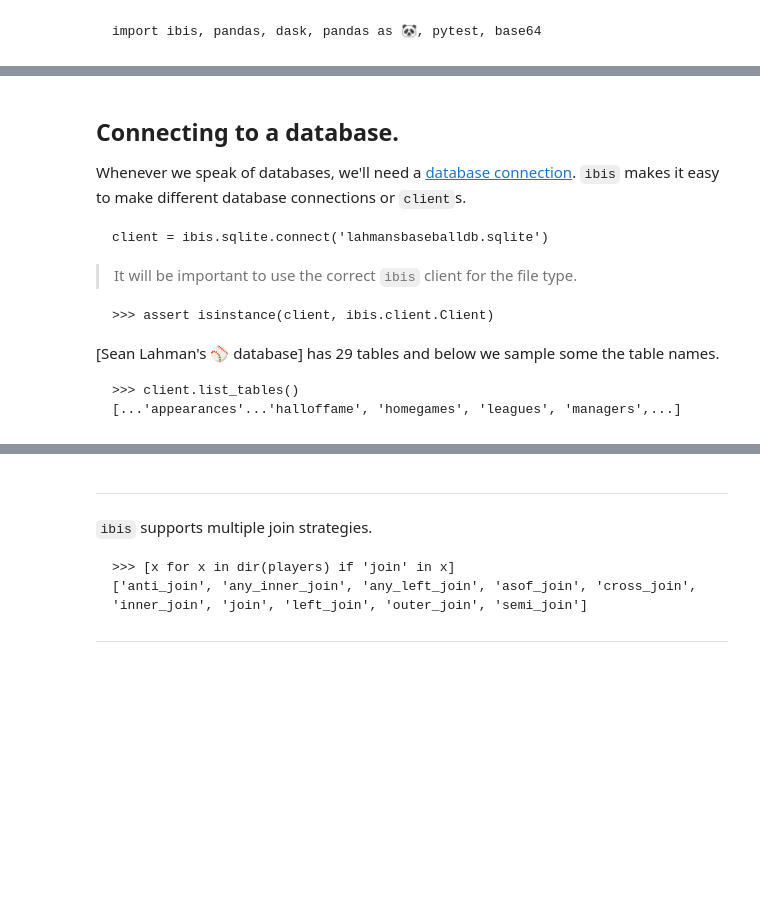
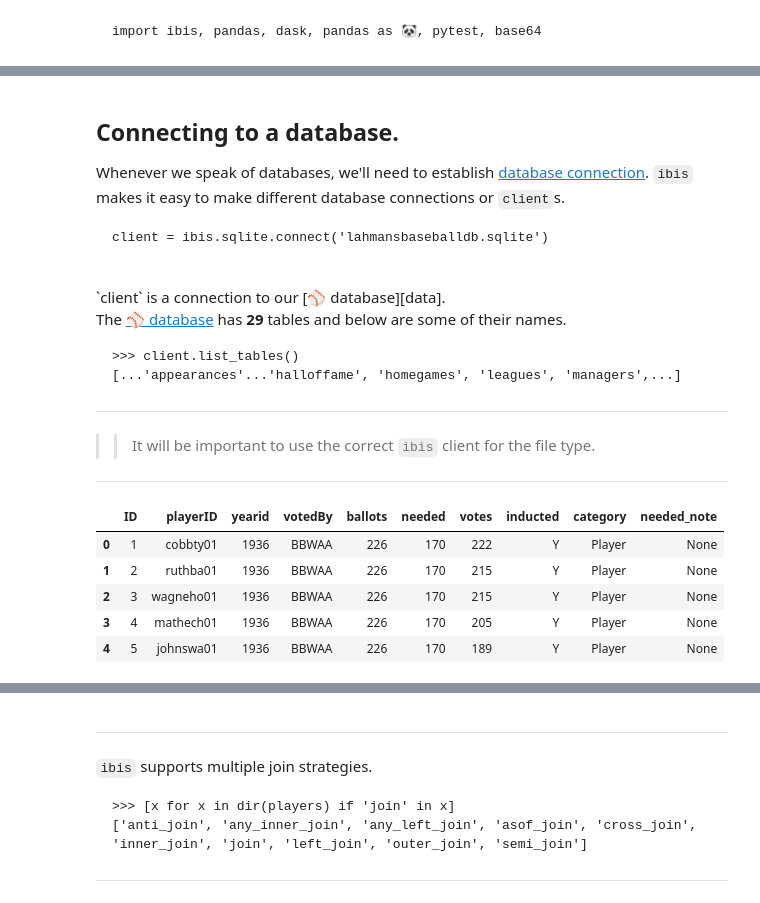
Before and after one commit to Quansight/ibis-posts, a Jupyter notebook: ibis_posts/01.md.ipynb, the cells around one changed output, grey strips where cells are left out. Drawn from its saved outputs; the diff is of its cells as text; code cells hidden in the pictures; blank space fills up the shorter version.

```diff
--- a/ibis_posts/01.md.ipynb
+++ b/ibis_posts/01.md.ipynb
@@ -95,62 +155,88 @@ use SQLite [Sean Lahman's ⚾️ database](http://www.seanlahman.com/baseball-ar
 # %%
 ## Connecting to a database.
 
-Whenever we speak of databases, we'll need a [database connection]. `ibis` makes it easy to make different database connections or `client`s.
+Whenever we speak of databases, we'll need to establish [database connection].
+`ibis` makes it easy to make different database connections or `client`s.
 
     client = ibis.sqlite.connect('lahmansbaseballdb.sqlite')
 
-> It will be important to use the correct `ibis` client for the file type.
+<br/>
+`client` is a connection to our [⚾️ database][data].
 
-    >>> assert isinstance(client, ibis.client.Client)
 
-[Sean Lahman's ⚾️ database] has {{client.list_tables().__len__()}} tables and below we sample some the table names.
+The [⚾️ database][data] has __{{client.list_tables().__len__()}}__ tables and below are some of their names.
 
     >>> client.list_tables()
     [...'appearances'...'halloffame', 'homegames', 'leagues', 'managers',...]
 
 [database connection]: https://en.wikipedia.org/wiki/Database_connection
+[data]: http://www.seanlahman.com/baseball-archive/statistics/
+
+
+---
+
+>> It will be important to use the correct `ibis` client for the file type.
+
+---
 # %% [output]
 ## Connecting to a database.
 
-Whenever we speak of databases, we'll need a [database connection]. `ibis` makes it easy to make different database connections or `client`s.
+Whenever we speak of databases, we'll need to establish [database connection].
+`ibis` makes it easy to make different database connections or `client`s.
 
     client = ibis.sqlite.connect('lahmansbaseballdb.sqlite')
 
-> It will be important to use the correct `ibis` client for the file type.
+<br/>
+`client` is a connection to our [⚾️ database][data].
 
-    >>> assert isinstance(client, ibis.client.Client)
 
-[Sean Lahman's ⚾️ database] has 29 tables and below we sample some the table names.
+The [⚾️ database][data] has __29__ tables and below are some of their names.
 
     >>> client.list_tables()
     [...'appearances'...'halloffame', 'homegames', 'leagues', 'managers',...]
 
 [database connection]: https://en.wikipedia.org/wiki/Database_connection
+[data]: http://www.seanlahman.com/baseball-archive/statistics/
+
+
+---
+
+>> It will be important to use the correct `ibis` client for the file type.
+
+---
 # %%
-To demonstrate some of `ibis`'s capabilities we'll discuss information in the `halloffame` and `appearances` tables.
+## Selecting and visualizing tables.
+
+A data frame can be created from `ibis` expressions like the example above for the `halloffame` table. To demonstrate some of `ibis`'s capabilities we'll discuss information in the `halloffame` and `appearances` tables.
 
     halloffame, appearances = client.table('halloffame'), client.table('appearances')
 
+<br/>
 A feature of Ibis is a visual DAG representation of our SQL query using graphviz, `dask` users will be familiar with this
 feature.
 
 {{image(halloffame, appearances)}}
 
-A table does not hold any data, rather is an expression that can be appended to manipulate data in a database.
+A table does not hold any data, rather it is an expression that can be appended to manipulate data in a database.
 
     >>> assert isinstance(halloffame, ibis.expr.types.TableExpr)
 
     sample = halloffame.head()
 
 Looking at a `sample` expression we can reveal the SQL query we constructed.
 
     >>> str(sample.compile())
     'SELECT t0."ID", t0."playerID",...FROM base.halloffame AS t0...LIMIT ? OFFSET ?'
 
 And, we can execute the expression to return a `🐼.DataFrame`.
 
     >>> assert isinstance(sample.execute(), 🐼.DataFrame)
 
-<br/>
-{{sample.execute().to_html()}}
+    sample.execute()
 # %% [output]
+|  | ID | playerID | yearid | votedBy | ballots | needed | votes | inducted | category | needed_note |
+| 0 | 1 | cobbty01 | 1936 | BBWAA | 226 | 170 | 222 | Y | Player | None |
+| 1 | 2 | ruthba01 | 1936 | BBWAA | 226 | 170 | 215 | Y | Player | None |
+| 2 | 3 | wagneho01 | 1936 | BBWAA | 226 | 170 | 215 | Y | Player | None |
+| 3 | 4 | mathech01 | 1936 | BBWAA | 226 | 170 | 205 | Y | Player | None |
+| 4 | 5 | johnswa01 | 1936 | BBWAA | 226 | 170 | 189 | Y | Player | None |
```
Also changed, not shown: parts of 12 cells of this notebook.
